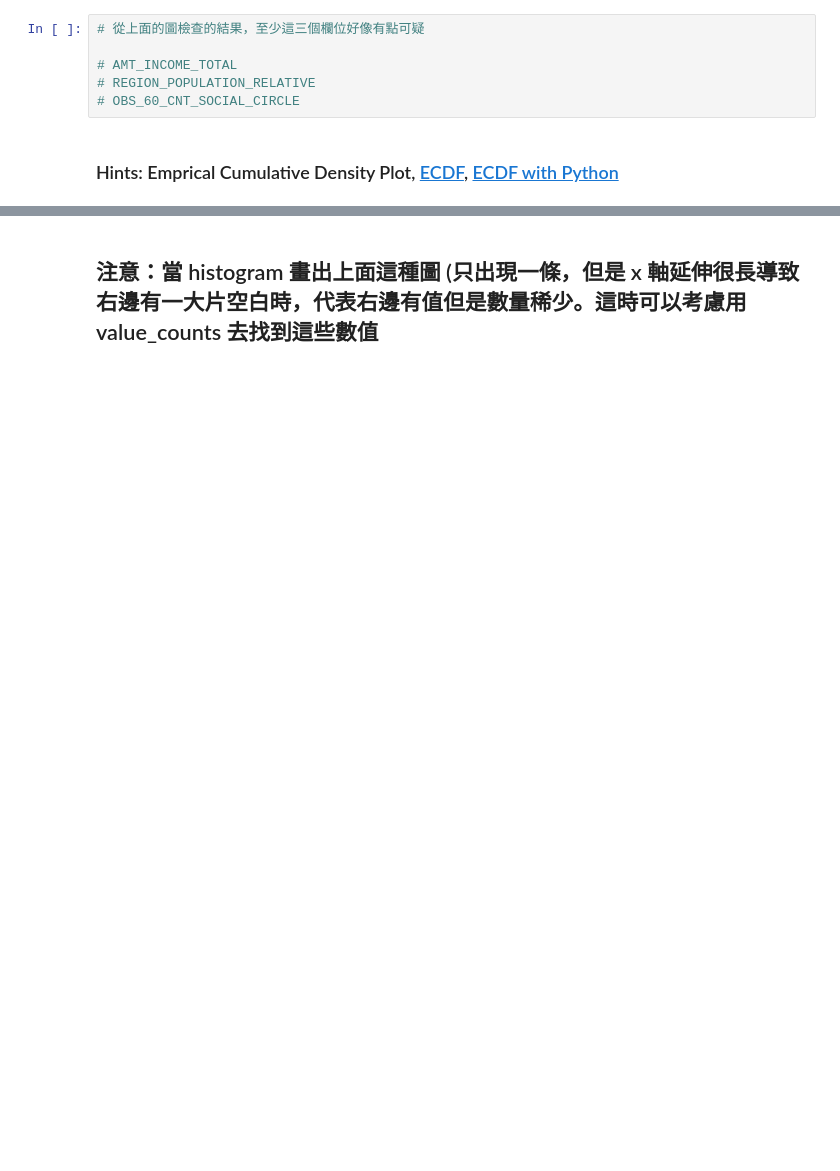
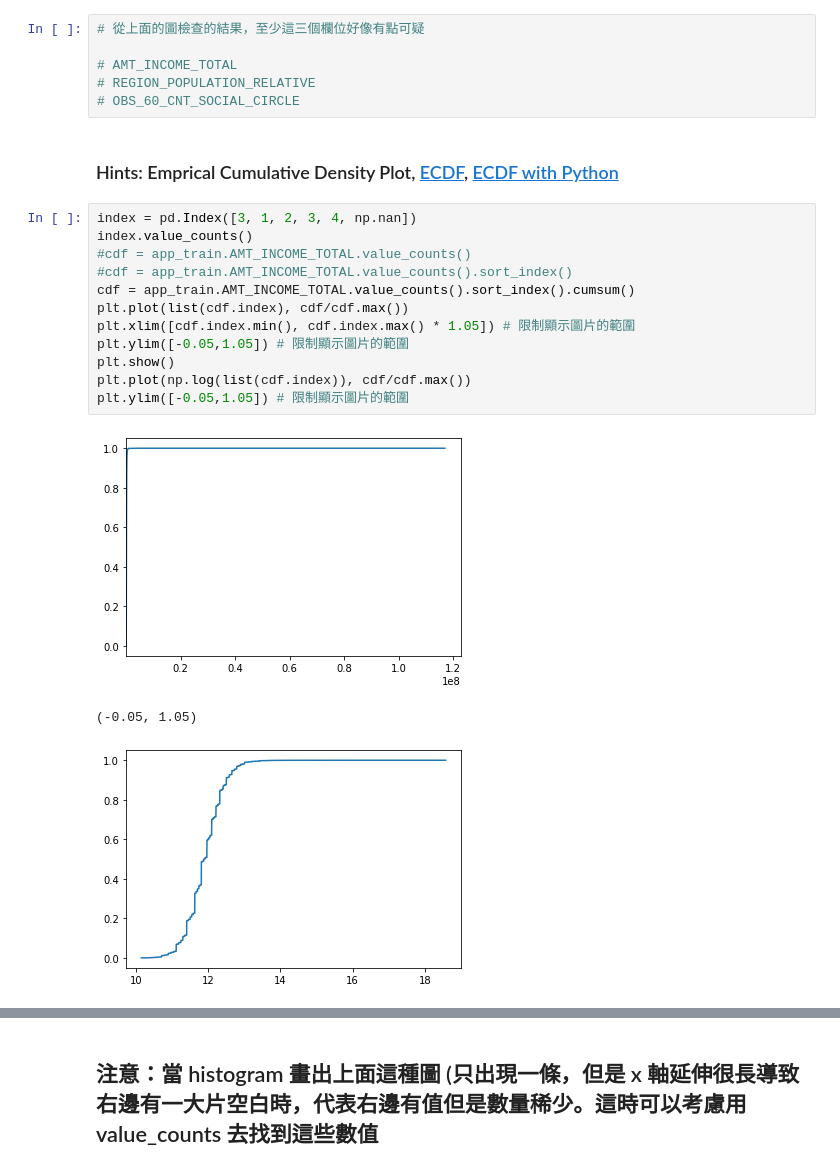
Before and after one commit to nomore3298/4th-ML100Days, a Jupyter notebook: homework/day9/Day_009_HW.ipynb, the cells around one changed output, grey strips where cells are left out. Cells and saved outputs as stored; diff of their text form; blank space fills up the shorter version.

```diff
--- a/homework/day9/Day_009_HW.ipynb
+++ b/homework/day9/Day_009_HW.ipynb
@@ -78,6 +121,22 @@ TypeError: not all arguments converted during string formatting
 # OBS_60_CNT_SOCIAL_CIRCLE
 # %% [markdown]
 ### Hints: Emprical Cumulative Density Plot, [ECDF](https://zh.wikipedia.org/wiki/%E7%BB%8F%E9%AA%8C%E5%88%86%E5%B8%83%E5%87%BD%E6%95%B0), [ECDF with Python](https://stackoverflow.com/questions/14006520/ecdf-in-python-without-step-function)
+# %%
+index = pd.Index([3, 1, 2, 3, 4, np.nan])
+index.value_counts()
+#cdf = app_train.AMT_INCOME_TOTAL.value_counts()
+#cdf = app_train.AMT_INCOME_TOTAL.value_counts().sort_index()
+cdf = app_train.AMT_INCOME_TOTAL.value_counts().sort_index().cumsum()
+plt.plot(list(cdf.index), cdf/cdf.max())
+plt.xlim([cdf.index.min(), cdf.index.max() * 1.05]) # 限制顯示圖片的範圍
+plt.ylim([-0.05,1.05]) # 限制顯示圖片的範圍
+plt.show()
+plt.plot(np.log(list(cdf.index)), cdf/cdf.max())
+plt.ylim([-0.05,1.05]) # 限制顯示圖片的範圍
+# %% [output]
+[figure, added]
+(-0.05, 1.05)
+[figure, added]
 # %%
 # 最大值離平均與中位數很遠
 print(app_train['AMT_INCOME_TOTAL'].describe())
```
Also changed, not shown: parts of 6 cells of this notebook.
